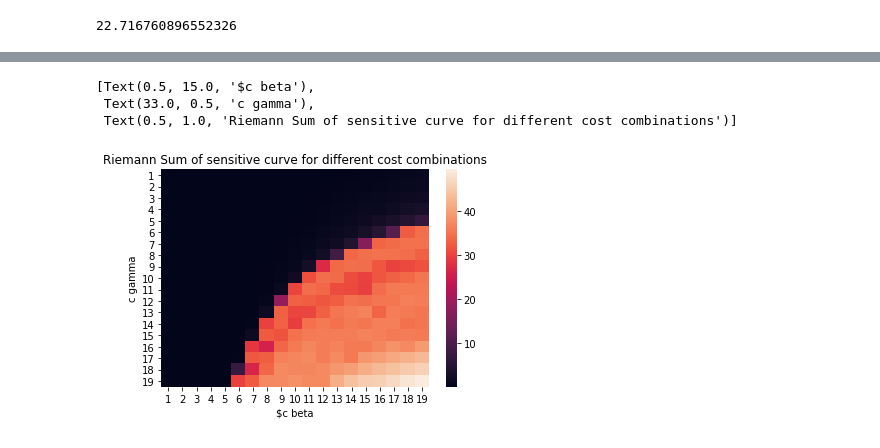
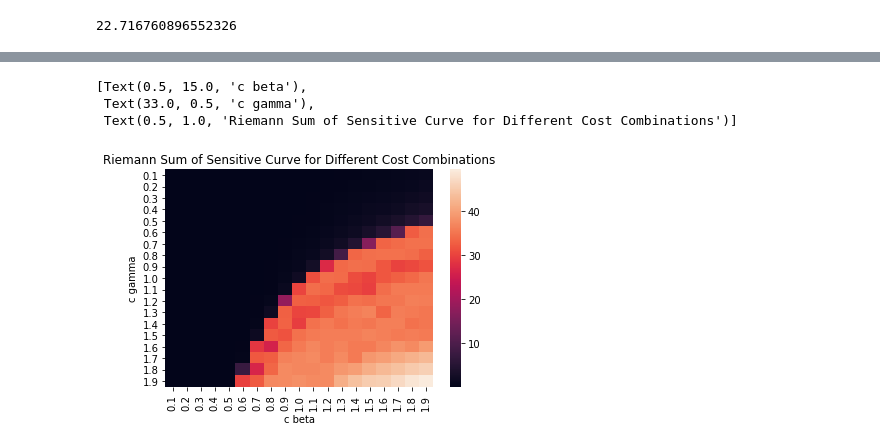
Before and after one commit to mjemons/IDD_TB, a Jupyter notebook: scripts/simulation-SIS.ipynb, the cells around one changed output, grey strips where cells are left out. Cells and saved outputs as stored; diff of their text form; code cells hidden in the pictures.

Commit message:
changed title heatmap

```diff
--- a/scripts/simulation-SIS.ipynb
+++ b/scripts/simulation-SIS.ipynb
@@ -507,8 +487,10 @@ data
+# %%
+data = data.rename(columns={0:0, 1: 0.1, 2: 0.2, 3:0.3, 4:0.4, 5: 0.5, 6: 0.6, 7: 0.7, 8: 0.8, 9: 0.9, 10: 1, 11: 1.1, 12: 1.2, 13: 1.3, 14: 1.4, 15: 1.5, 16: 1.6, 17: 1.7, 18:1.8, 19 : 1.9}, index={0:0, 1: 0.1, 2: 0.2, 3:0.3, 4:0.4, 5: 0.5, 6: 0.6, 7: 0.7, 8: 0.8, 9: 0.9, 10: 1, 11: 1.1, 12: 1.2, 13: 1.3, 14: 1.4, 15: 1.5, 16: 1.6, 17: 1.7, 18:1.8, 19 : 1.9})
 # %%
 ax = sn.heatmap(data)
-ax.set(xlabel='$c beta', ylabel='c gamma', title='Riemann Sum of sensitive curve for different cost combinations')
+ax.set(xlabel='c beta', ylabel='c gamma', title='Riemann Sum of Sensitive Curve for Different Cost Combinations')
 # %% [output]
-[Text(0.5, 15.0, '$c beta'),
+[Text(0.5, 15.0, 'c beta'),
  Text(33.0, 0.5, 'c gamma'),
- Text(0.5, 1.0, 'Riemann Sum of sensitive curve for different cost combinations')]
+ Text(0.5, 1.0, 'Riemann Sum of Sensitive Curve for Different Cost Combinations')]
-[figure, old version]
+[figure, new version]
```
Also changed, not shown: parts of 1 cell of this notebook.
